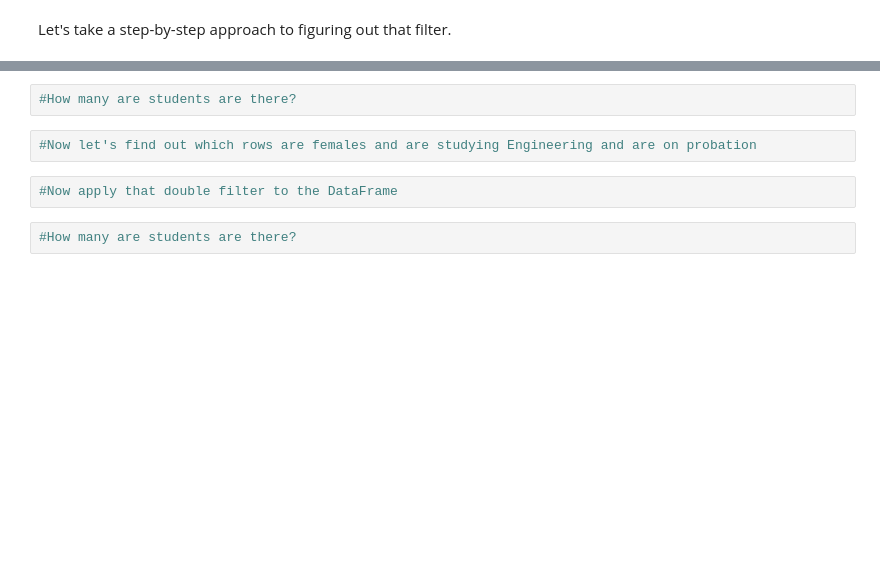
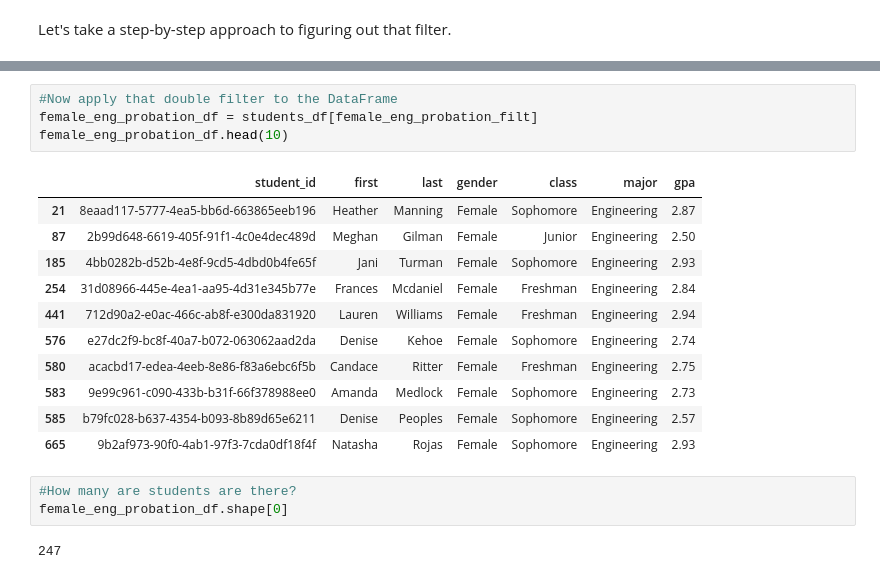
Before and after one commit to jasonshu8/MSDS_631, a Jupyter notebook: Lecture Notes/Week 6/In-Class Notebook (Feb 27, 2019) - Part 1.ipynb, the cells around one changed output, grey strips where cells are left out. Saved outputs shown, nothing was run; the diff lists cells and outputs as text; blank space fills up the shorter version.

```diff
--- a/Lecture Notes/Week 6/In-Class Notebook (Feb 27, 2019) - Part 1.ipynb
+++ b/Lecture Notes/Week 6/In-Class Notebook (Feb 27, 2019) - Part 1.ipynb
@@ -489,8 +736,21 @@ Let's take a step-by-step approach to figuring out that filter.
+# %%
+#Now apply that double filter to the DataFrame
+female_eng_probation_df = students_df[female_eng_probation_filt]
+female_eng_probation_df.head(10)
+# %% [output]
+|  | student_id | first | last | gender | class | major | gpa |
+| 21 | 8eaad117-5777-4ea5-bb6d-663865eeb196 | Heather | Manning | Female | Sophomore | Engineering | 2.87 |
+| 87 | 2b99d648-6619-405f-91f1-4c0e4dec489d | Meghan | Gilman | Female | Junior | Engineering | 2.50 |
+| 185 | 4bb0282b-d52b-4e8f-9cd5-4dbd0b4fe65f | Jani | Turman | Female | Sophomore | Engineering | 2.93 |
+| 254 | 31d08966-445e-4ea1-aa95-4d31e345b77e | Frances | Mcdaniel | Female | Freshman | Engineering | 2.84 |
+| 441 | 712d90a2-e0ac-466c-ab8f-e300da831920 | Lauren | Williams | Female | Freshman | Engineering | 2.94 |
+| 576 | e27dc2f9-bc8f-40a7-b072-063062aad2da | Denise | Kehoe | Female | Sophomore | Engineering | 2.74 |
+| 580 | acacbd17-edea-4eeb-8e86-f83a6ebc6f5b | Candace | Ritter | Female | Freshman | Engineering | 2.75 |
+| 583 | 9e99c961-c090-433b-b31f-66f378988ee0 | Amanda | Medlock | Female | Sophomore | Engineering | 2.73 |
+| 585 | b79fc028-b637-4354-b093-8b89d65e6211 | Denise | Peoples | Female | Sophomore | Engineering | 2.57 |
+| 665 | 9b2af973-90f0-4ab1-97f3-7cda0df18f4f | Natasha | Rojas | Female | Sophomore | Engineering | 2.93 |
 # %%
 #How many are students are there?
+female_eng_probation_df.shape[0]
+# %% [output]
+247
-# %%
-#Now let's find out which rows are females and are studying Engineering and are on probation
-# %%
-#Now apply that double filter to the DataFrame
-# %%
-#How many are students are there?
```
Also changed, not shown: parts of 87 cells of this notebook.
